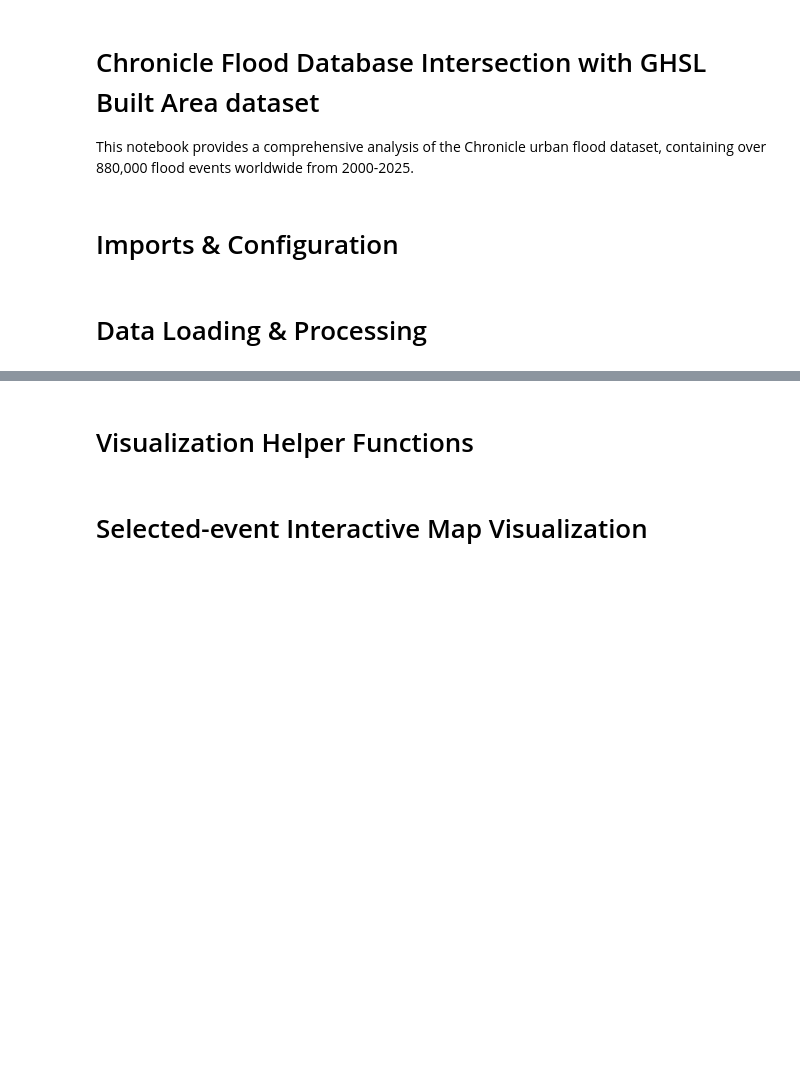
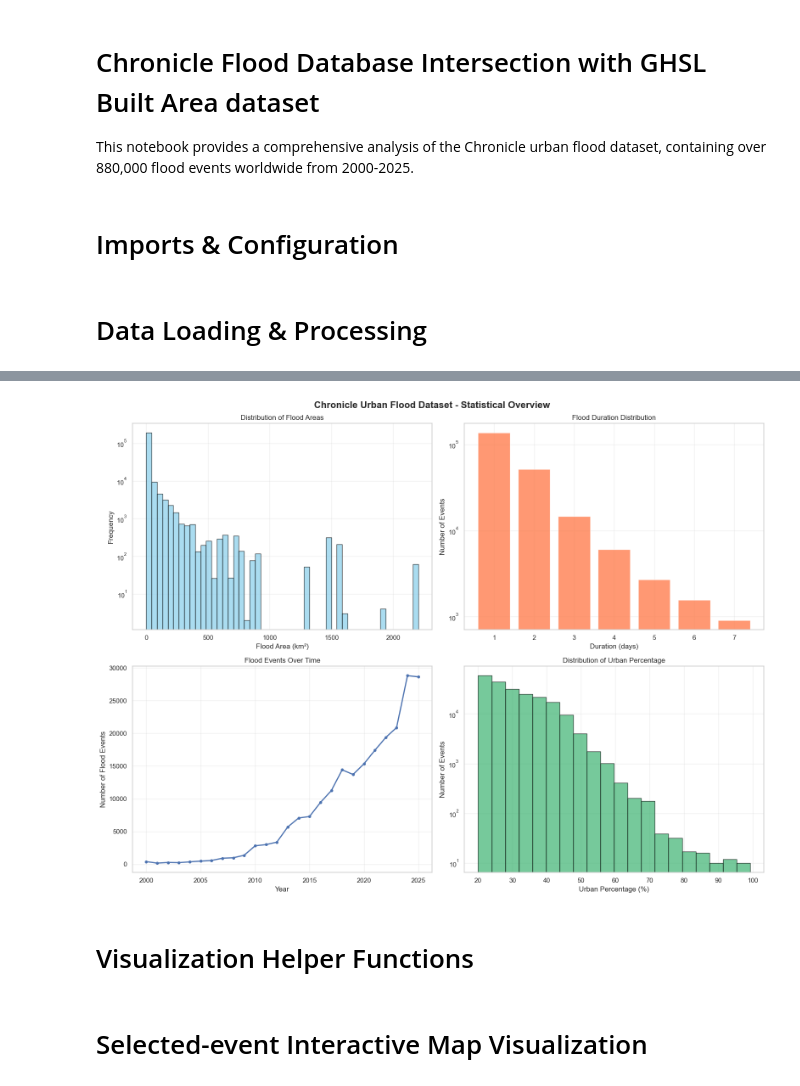
Before and after one commit to raznuss/global_urban_flood_database, a Jupyter notebook: chronicle/chronicle_GHSL_intersect.ipynb, the cells around one changed output, grey strips where cells are left out. Drawn from its saved outputs; the diff is of its cells as text; code cells hidden in the pictures; blank space fills up the shorter version.

```diff
--- a/chronicle/chronicle_GHSL_intersect.ipynb
+++ b/chronicle/chronicle_GHSL_intersect.ipynb
@@ -238,3 +358,53 @@ plt.show()
+# %%
+import matplotlib.pyplot as plt
+import pandas as pd
+
+# Create comprehensive statistical visualizations
+fig, axes = plt.subplots(2, 2, figsize=(16, 12))
+fig.suptitle('Chronicle Urban Flood Dataset - Statistical Overview', fontsize=16, fontweight='bold')
+
+# 1. Flood area distribution (log scale)
+axes[0,0].hist(thresh_chronicle_urban_df['area_km2'], bins=50, alpha=0.7, color='skyblue', edgecolor='black')
+axes[0,0].set_xlabel('Flood Area (km²)')
+axes[0,0].set_ylabel('Frequency')
+axes[0,0].set_title('Distribution of Flood Areas')
+axes[0,0].set_yscale('log')
+axes[0,0].grid(True, alpha=0.3)
+
+# 2. Duration distribution
+duration_counts = thresh_chronicle_urban_df['duration_days'].value_counts().sort_index()
+axes[0,1].bar(duration_counts.index, duration_counts.values, color='coral', alpha=0.8)
+axes[0,1].set_xlabel('Duration (days)')
+axes[0,1].set_ylabel('Number of Events')
+axes[0,1].set_yscale('log')
+axes[0,1].set_title('Flood Duration Distribution')
+axes[0,1].grid(True, alpha=0.3)
+
+# 3. Temporal distribution by year
+df_temp = thresh_chronicle_urban_df.copy()
+# Ensure start_time is treated correctly (assuming seconds)
+df_temp['year'] = pd.to_datetime(df_temp['start_time'], unit='s').dt.year
+yearly_counts = df_temp['year'].value_counts().sort_index()
+
+axes[1,0].plot(yearly_counts.index, yearly_counts.values, marker='o', linewidth=2, markersize=4)
+axes[1,0].set_xlabel('Year')
+axes[1,0].set_ylabel('Number of Flood Events')
+axes[1,0].set_title('Flood Events Over Time')
+axes[1,0].grid(True, alpha=0.3)
+
+# 4. Urban Percentage Distribution (The requested change)
+# Using 20 bins to clearly see the distribution from 0 to 100%
+axes[1,1].hist(thresh_chronicle_urban_df['urban_percentage'], bins=20, color='mediumseagreen', edgecolor='black', alpha=0.7)
+axes[1,1].set_xlabel('Urban Percentage (%)')
+axes[1,1].set_ylabel('Number of Events')
+axes[1,1].set_yscale('log')
+axes[1,1].set_title('Distribution of Urban Percentage')
+axes[1,1].grid(True, alpha=0.3)
+
+plt.tight_layout()
+plt.show()
+# %% [output]
+[figure, added]
 # %% [markdown]
 # Visualization Helper Functions
 # %%
```
Also changed, not shown: parts of 15 cells of this notebook.
